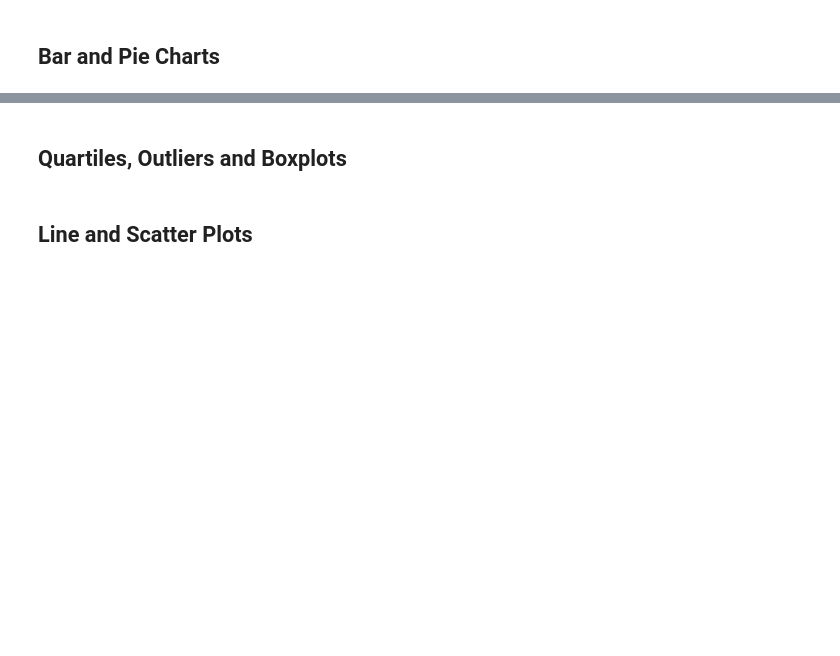
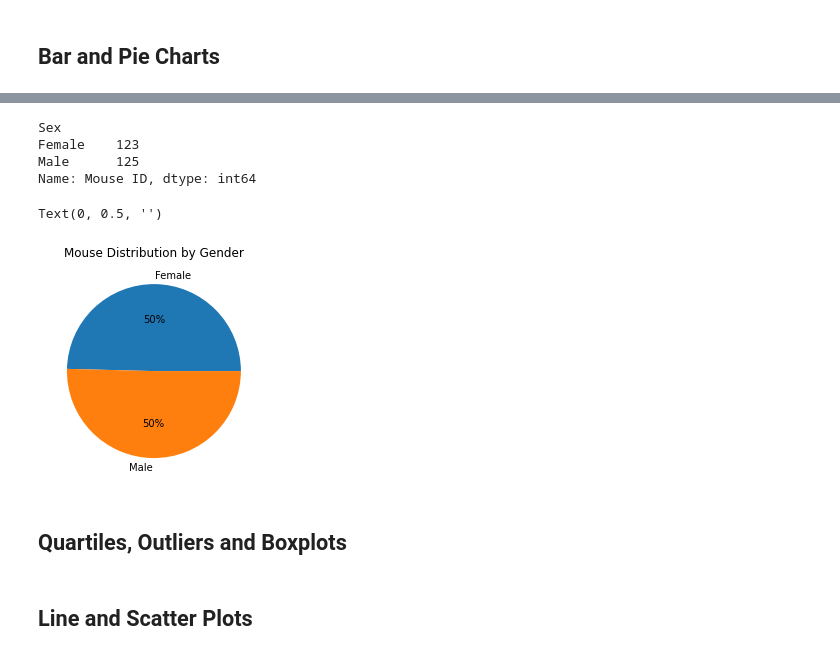
Before and after one commit to RebelDroid09/graphing-challenge, a Jupyter notebook: pymaceuticals_starter.ipynb, the cells around one changed output, grey strips where cells are left out. Cells and saved outputs as stored; diff of their text form; code cells hidden in the pictures; blank space fills up the shorter version.

```diff
--- a/pymaceuticals_starter.ipynb
+++ b/pymaceuticals_starter.ipynb
@@ -115,5 +181,20 @@ print(cleanMouseCount)
+# %%
+miceGender = duplicatesDroppedMiceData.groupby('Sex')['Mouse ID'].nunique()
+
+miceGender
+# %% [output]
+Sex
+Female    123
+Male      125
+Name: Mouse ID, dtype: int64
 # %%
 # Generate a pie plot showing the distribution of female versus male mice using pandas
+
+piePlot1 = miceGender.plot.pie(title='Mouse Distribution by Gender', autopct='%1.00f%%')
+piePlot1.set_ylabel('')
+# %% [output]
+Text(0, 0.5, '')
+[figure, added]
 # %%
 # Generate a pie plot showing the distribution of female versus male mice using pyplot
 # %% [markdown]
```
Also changed, not shown: parts of 6 cells of this notebook.
